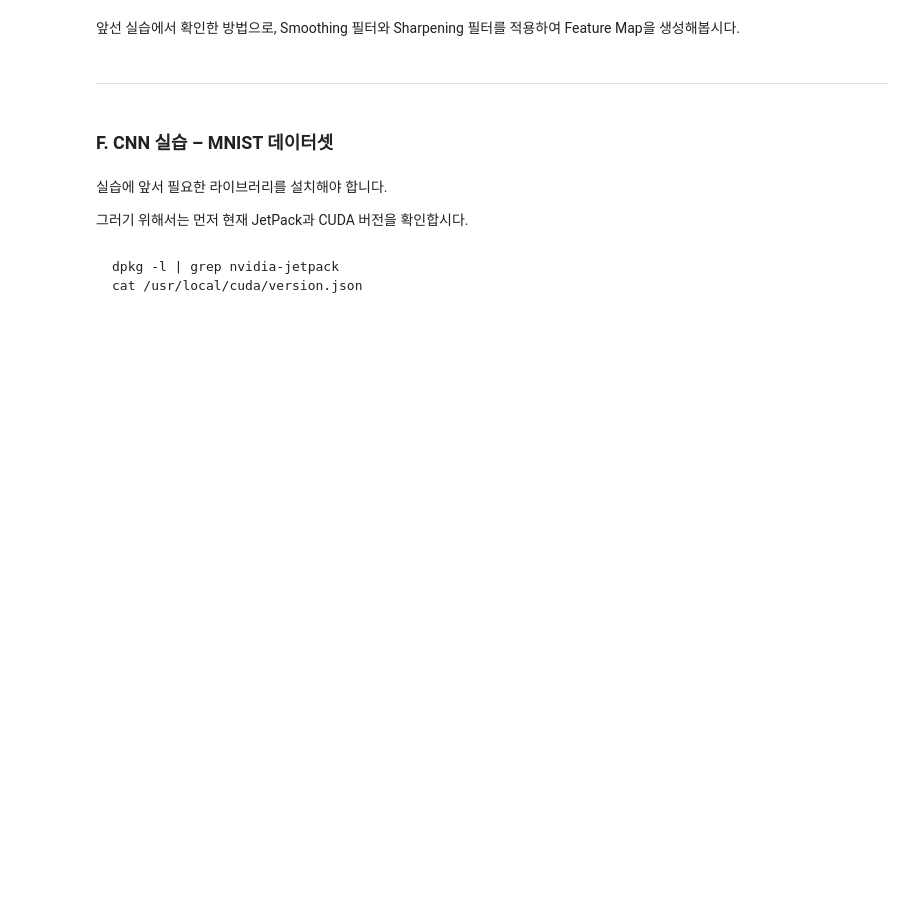
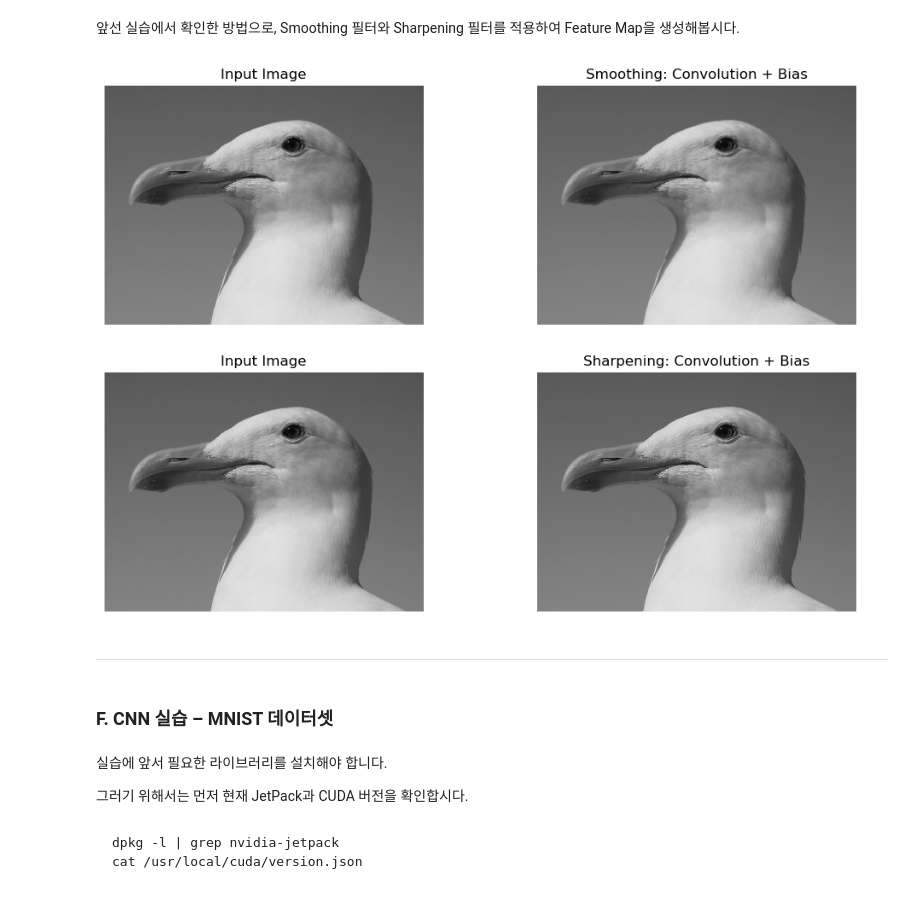
Before and after one commit to ICS-HYEJU/Vision-LLM-HYEJU, a Jupyter notebook: 03_DL-and-GPU.ipynb, the cells around one changed output. Cells and saved outputs as stored; diff of their text form; code cells hidden in the pictures; blank space fills up the shorter version.

```diff
--- a/03_DL-and-GPU.ipynb
+++ b/03_DL-and-GPU.ipynb
@@ -1085,36 +1208,42 @@ for ax in plt.gcf().axes:
 앞선 실습에서 확인한 방법으로, Smoothing 필터와 Sharpening 필터를 적용하여 Feature Map을 생성해봅시다.
 # %%
 # TODO: Smoothing/Sharpening 필터 정의
-smoothing_filter = np.array(...)
-sharpening_filter = np.array(...)
+smoothing_filter = np.array([[-1,-1,-1],
+                             [-1,-1,-1],
+                             [-1,-1,-1]],dtype=np.float32)
+sharpening_filter = np.array([[-1,-1,-1],
+                             [-1,18,-1],
+                             [-1,-1,-1]],dtype=np.float32)
 
 # TODO: Smoothing/Sharpening 필터 정규화 (필터 정의에서 이미 정규화 하였다면 스킵)
-smoothing_filter = ...
-sharpening_filter = ...
+smoothing_filter /= np.sum(smoothing_filter)
+sharpening_filter /= np.sum(sharpening_filter)
 
 # TODO: Smoothing/Sharpening 편향 정의
-smoothing_bias = ...
-sharpening_bias = ...
+smoothing_bias = 0.5
+sharpening_bias = 0.5
 
 # TODO: convolution2d 함수를 사용하여 가중치와 편향 적용
-smoothing_output = ...
-sharpening_output = ...
+smoothing_output = convolution2d(input_image, smoothing_filter, bias=0.0, stride=1, padding=0)
+sharpening_output = convolution2d(input_image, sharpening_filter, bias=0.0, stride=1, padding=0)
 
 # TODO: 활성화 함수 적용 (필요할 시)
-smoothing_feature_map = ...
-sharpening_feature_map = ...
+smoothing_feature_map = relu(smoothing_output)
+sharpening_feature_map = relu(sharpening_output)
 
 
 # 결과 시각화
 plt.figure(figsize=(12,8))
 
 plt.subplot(2,2,1), plt.imshow(input_image, cmap="gray"), plt.title("Input Image")
 plt.subplot(2,2,2), plt.imshow(smoothing_output, cmap="gray", vmin=0, vmax=1), plt.title("Smoothing: Convolution + Bias")
 plt.subplot(2,2,3), plt.imshow(input_image, cmap="gray"), plt.title("Input Image")
 plt.subplot(2,2,4), plt.imshow(sharpening_output, cmap="gray", vmin=0, vmax=1), plt.title("Sharpening: Convolution + Bias")
 
 for ax in plt.gcf().axes:
     ax.axis("off")
+# %% [output]
+[figure, added]
 # %% [markdown]
 ---
 # %% [markdown]
```
Also changed, not shown: parts of 97 cells of this notebook, 20 other files.
